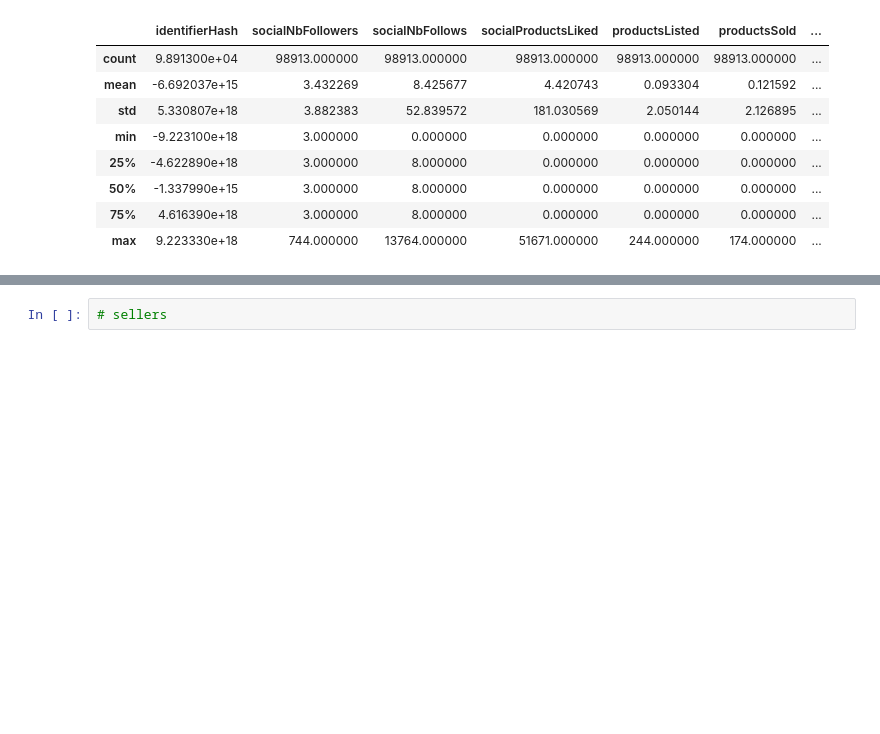
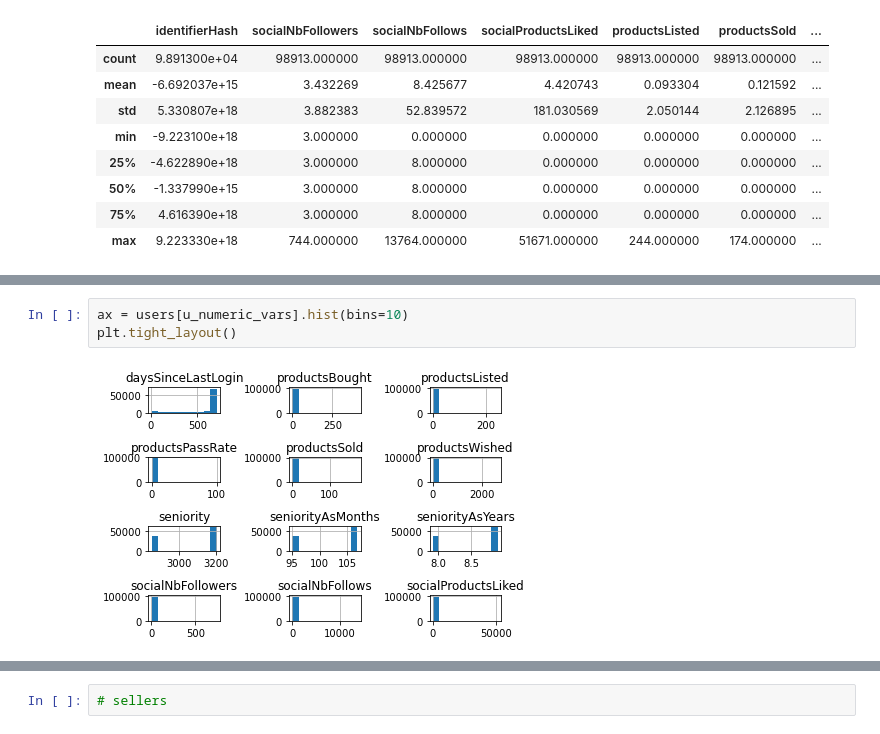
Before and after one commit to jon-ayala/JONATHANAYALA-CAPSTONE4, a Jupyter notebook: cap4.ipynb, the cells around one changed output, grey strips where cells are left out. Drawn from its saved outputs; the diff is of its cells as text; blank space fills up the shorter version.

```diff
--- a/cap4.ipynb
+++ b/cap4.ipynb
@@ -112,0 +248,5 @@ users.describe()
+# %%
+ax = users[u_numeric_vars].hist(bins=10)
+plt.tight_layout()
+# %% [output]
+[figure, added]
```
Also changed, not shown: parts of 39 cells of this notebook, 4 other files.
